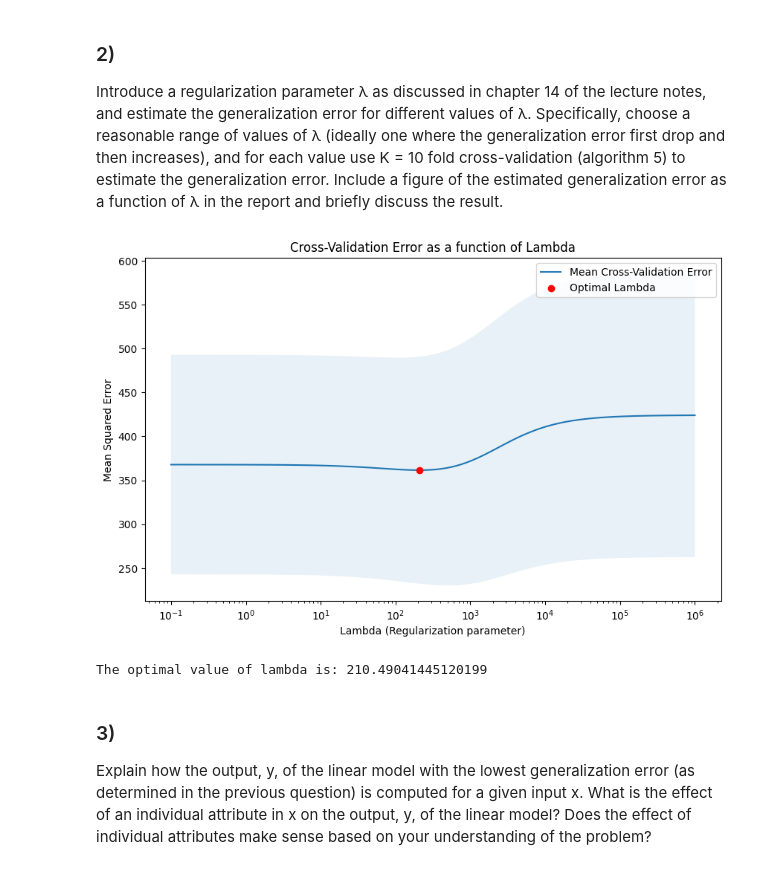
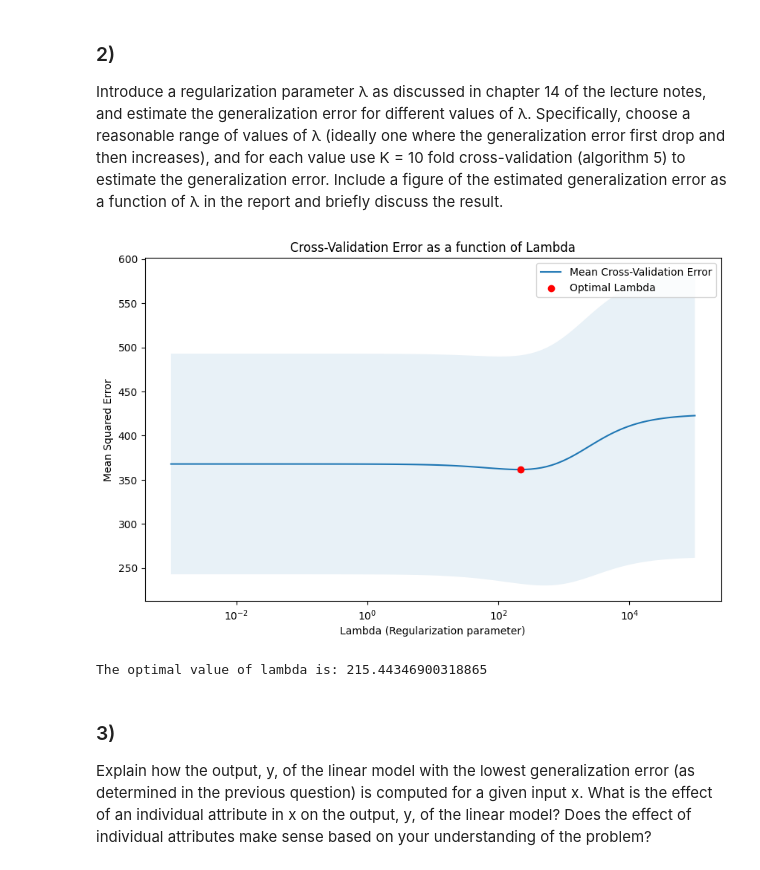
Before and after one commit to FrederikvSvane/Machine-Learning-Project1, a Jupyter notebook: Project2/main2.ipynb, the cells around one changed output. Saved outputs shown, nothing was run; the diff lists cells and outputs as text; code cells hidden in the pictures.

```diff
--- a/Project2/main2.ipynb
+++ b/Project2/main2.ipynb
@@ -65,7 +65,7 @@ from sklearn.model_selection import cross_val_score
 
 # Set the range of lambda (alpha in scikit-learn) to test
 # np.logspace returns numbers spaced evenly on a log scale, starts at 10^-4, ends at 10^4, and generates 100 points
-lambda_range = np.logspace(-1, 6, 100)
+lambda_range = np.logspace(-3, 5, 100)
 
 # Placeholder for cross-validation scores
 cross_val_scores_mean = []
@@ -76,35 +76,35 @@ for lambda_value in lambda_range:
     ridge_model = Ridge(alpha=lambda_value)
     # Scoring negative mean squared error to use as a loss function where lower values are better
     scores = cross_val_score(ridge_model, X_scaled_df, y, cv=10, scoring='neg_mean_squared_error')
 
     cross_val_scores_mean.append(-np.mean(scores))  # Convert to positive mean squared error
     cross_val_scores_std.append(np.std(scores))
 
 # Convert to numpy arrays for plotting
 cross_val_scores_mean = np.array(cross_val_scores_mean)
 cross_val_scores_std = np.array(cross_val_scores_std)
 
 optimal_lambda_index = np.argmin(cross_val_scores_mean)
 optimal_lambda = lambda_range[optimal_lambda_index]
 
 # Plot the mean cross-validation scores against the lambda values
 import matplotlib.pyplot as plt
 
 plt.figure(figsize=(10, 6))
 plt.semilogx(lambda_range, cross_val_scores_mean, label='Mean Cross-Validation Error')
 plt.fill_between(lambda_range, cross_val_scores_mean - cross_val_scores_std,
                  cross_val_scores_mean + cross_val_scores_std, alpha=0.1)
 plt.scatter(optimal_lambda, np.min(cross_val_scores_mean), color='red', zorder=5, label='Optimal Lambda')
 plt.xlabel('Lambda (Regularization parameter)')
 plt.ylabel('Mean Squared Error')
 plt.title('Cross-Validation Error as a function of Lambda')
 plt.legend()
 plt.show()
 
 print(f"The optimal value of lambda is: {optimal_lambda}")
 # %% [output]
-[figure, old version]
+[figure, new version]
-The optimal value of lambda is: 210.49041445120199
+The optimal value of lambda is: 215.44346900318865
 # %% [markdown]
 ### 3)
 
```
Also changed, not shown: parts of 2 cells of this notebook, 1 other file.
